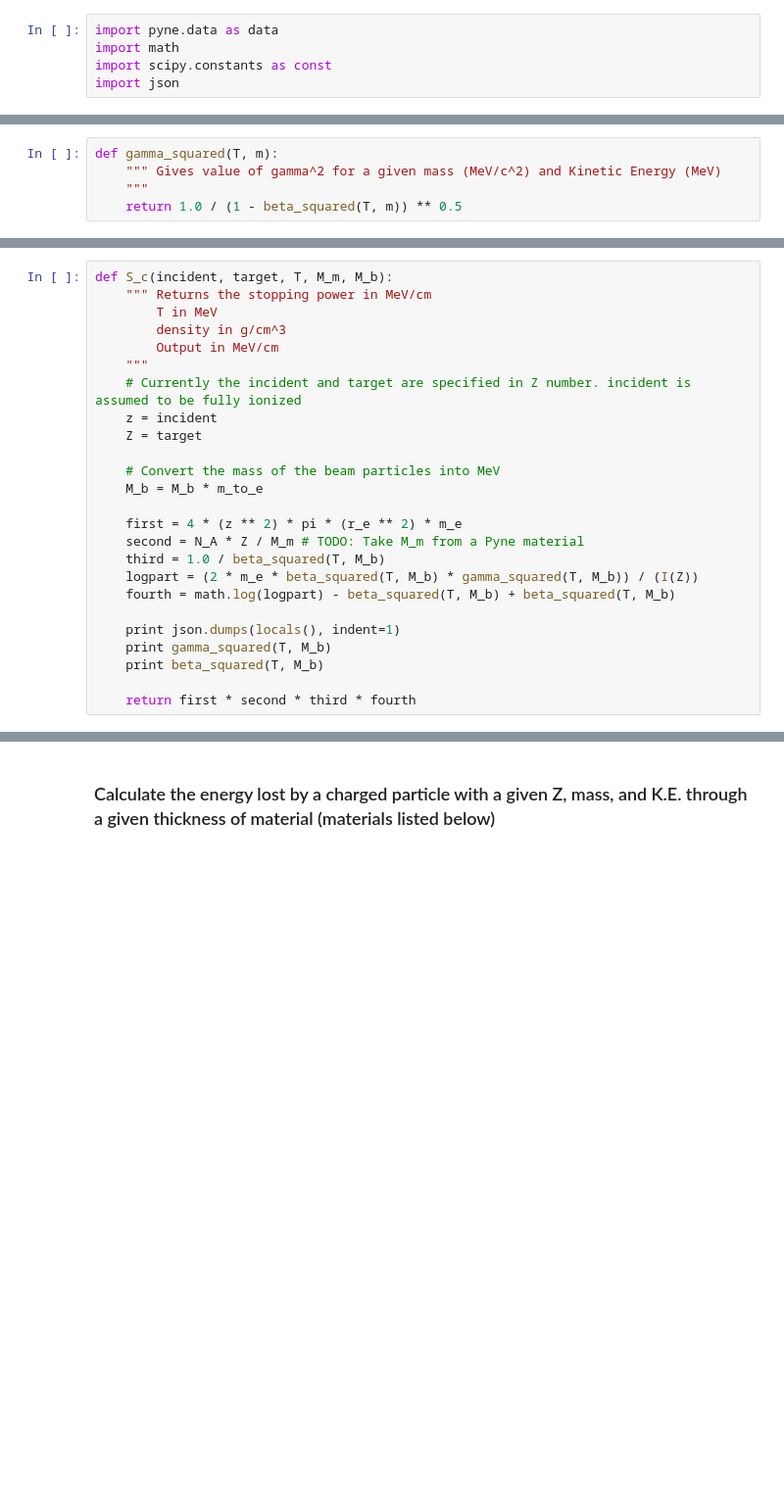
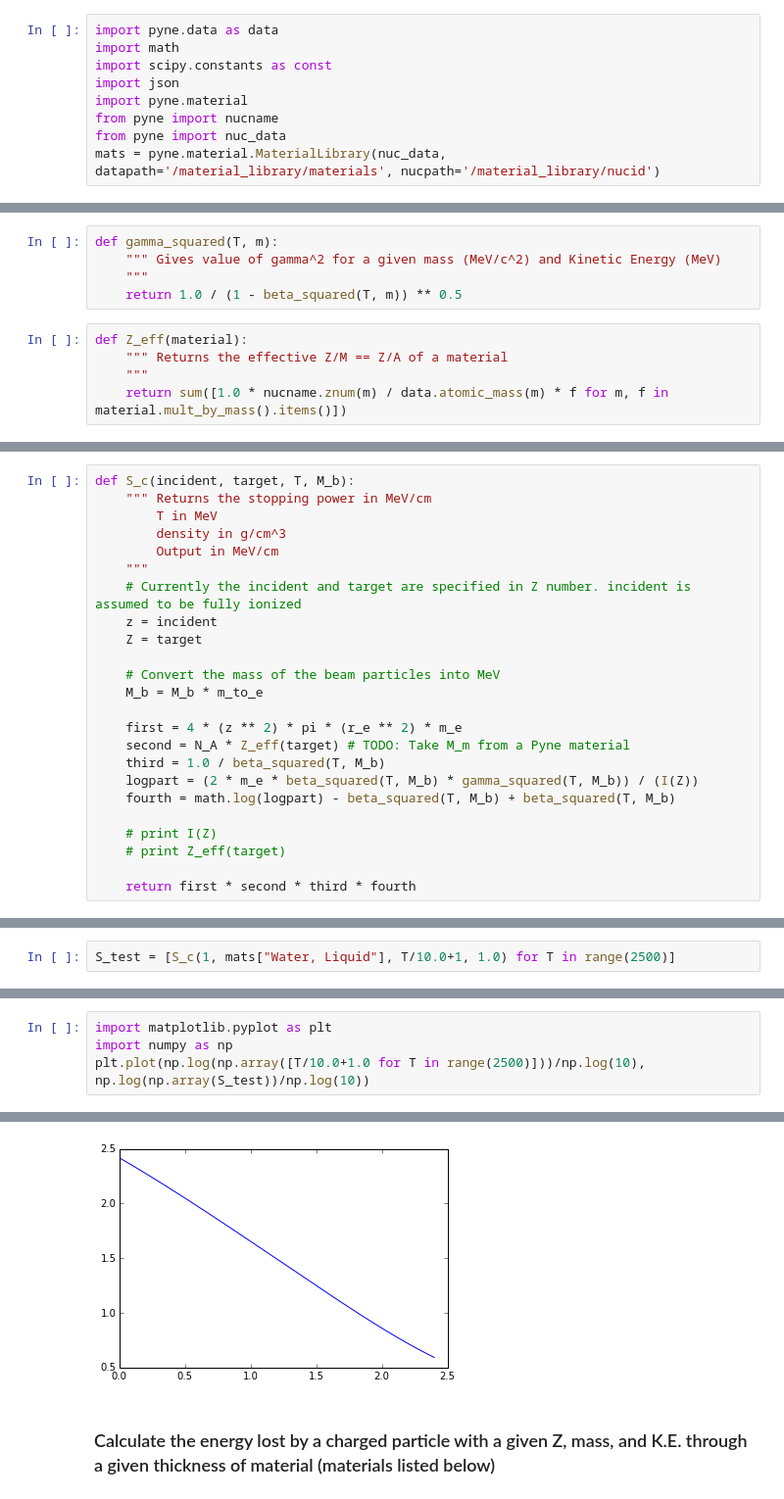
Before and after one commit to piovere/nucnotes, a Jupyter notebook: ne551/projects/StoppingPower/Stopping Power.ipynb, the cells around one changed output, grey strips where cells are left out. Shown: that part at 98% size. Saved outputs shown, nothing was run; the diff lists cells and outputs as text; blank space fills up the shorter version.

```diff
--- a/ne551/projects/StoppingPower/Stopping Power.ipynb
+++ b/ne551/projects/StoppingPower/Stopping Power.ipynb
@@ -14,6 +14,10 @@ import pyne.data as data
 import math
 import scipy.constants as const
 import json
+import pyne.material
+from pyne import nucname
+from pyne import nuc_data
+mats = pyne.material.MaterialLibrary(nuc_data, datapath='/material_library/materials', nucpath='/material_library/nucid')
 # %% [markdown]
 Equation 2.22 from Anderson:
 
@@ -84,3 +90,8 @@ def gamma_squared(T, m):
     """ Gives value of gamma^2 for a given mass (MeV/c^2) and Kinetic Energy (MeV)
     """
     return 1.0 / (1 - beta_squared(T, m)) ** 0.5
+# %%
+def Z_eff(material):
+    """ Returns the effective Z/M == Z/A of a material
+    """
+    return sum([1.0 * nucname.znum(m) / data.atomic_mass(m) * f for m, f in material.mult_by_mass().items()])
@@ -87,5 +105,5 @@ def gamma_squared(T, m):
 # %%
-def S_c(incident, target, T, M_m, M_b):
+def S_c(incident, target, T, M_b):
     """ Returns the stopping power in MeV/cm
         T in MeV
         density in g/cm^3
@@ -99,13 +117,12 @@ def S_c(incident, target, T, M_m, M_b):
     M_b = M_b * m_to_e
 
     first = 4 * (z ** 2) * pi * (r_e ** 2) * m_e
-    second = N_A * Z / M_m # TODO: Take M_m from a Pyne material
+    second = N_A * Z_eff(target) # TODO: Take M_m from a Pyne material
     third = 1.0 / beta_squared(T, M_b)
     logpart = (2 * m_e * beta_squared(T, M_b) * gamma_squared(T, M_b)) / (I(Z))
     fourth = math.log(logpart) - beta_squared(T, M_b) + beta_squared(T, M_b)
 
-    print json.dumps(locals(), indent=1)
-    print gamma_squared(T, M_b)
-    print beta_squared(T, M_b)
+    # print I(Z)
+    # print Z_eff(target)
 
     return first * second * third * fourth
@@ -131,0 +199,2 @@ S_c(14, 13, 500 * 28, 26.98154, 28.0)
+# %%
+S_test = [S_c(1, mats["Water, Liquid"], T/10.0+1, 1.0) for T in range(2500)]
@@ -131,0 +241,5 @@ S_c(14, 13, 500 * 28, 26.98154, 28.0)
+# %%
+import matplotlib.pyplot as plt
+import numpy as np
+plt.plot(np.log(np.array([T/10.0+1.0 for T in range(2500)]))/np.log(10), np.log(np.array(S_test))/np.log(10))
+# %% [output]
@@ -132,3 +247,4 @@ S_c(14, 13, 500 * 28, 26.98154, 28.0)
+[figure, added]
 # %% [markdown]
 ### Calculate the energy lost by a charged particle with a given Z, mass, and K.E. through a given thickness of material (materials listed below) ###
 # %% [markdown]
```
Also changed, not shown: parts of 24 cells of this notebook, 20 other files.
